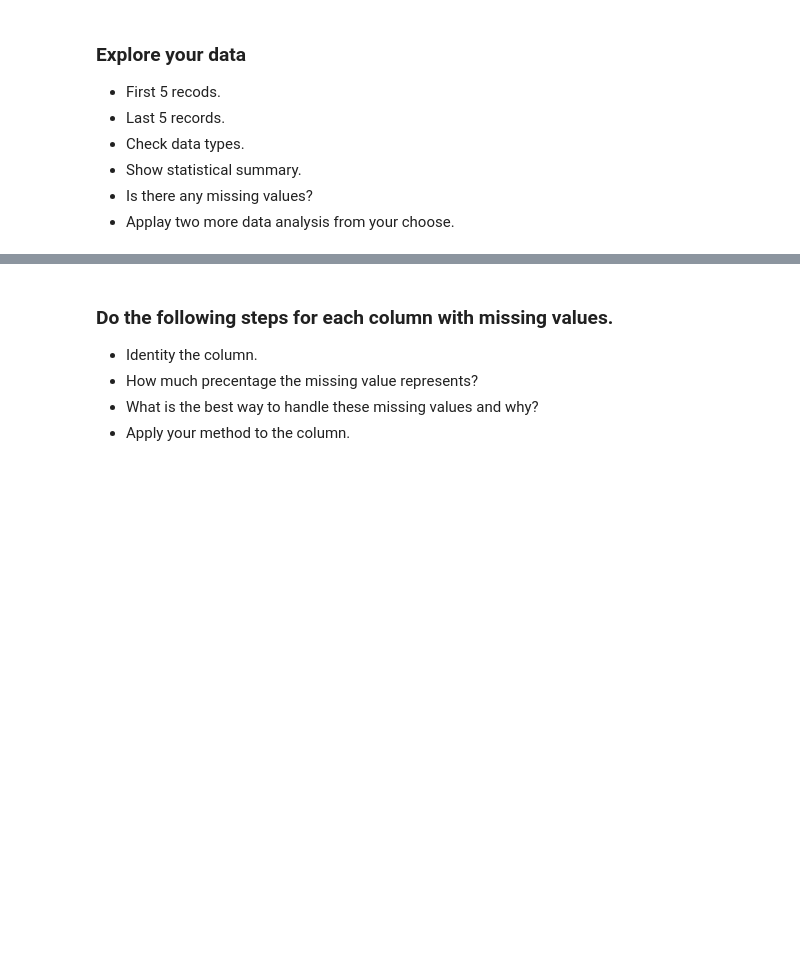
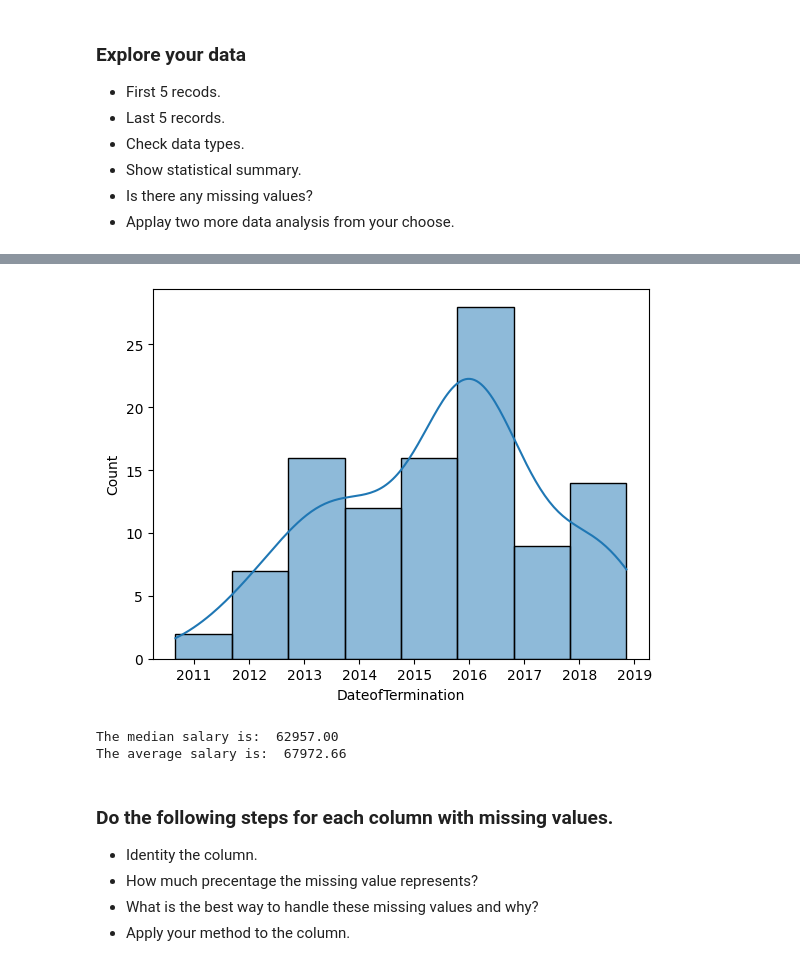
Before and after one commit to Tuwaiq-Data-Science-Bootcamp-V4/Missing-Data-Lab, a Jupyter notebook: Missing_Data_Assignment.ipynb, the cells around one changed output, grey strips where cells are left out. Cells and saved outputs as stored; diff of their text form; code cells hidden in the pictures; blank space fills up the shorter version.

```diff
--- a/Missing_Data_Assignment.ipynb
+++ b/Missing_Data_Assignment.ipynb
@@ -14,3 +151,18 @@
+# %%
+df['DateofTermination'] = pd.to_datetime(df['DateofTermination'], format='%m/%d/%Y')
+sns.histplot(df['DateofTermination'], kde=True)
+plt.show()
+# %% [output]
+[figure, added]
+# %%
+#sns.boxplot(data=df,x=df.Salary,y=df.Department, orient='h');
+box = px.box(df, x='Department', y='Salary', title='Salary distribution for each department')
+box.show()
+print('The median salary is: ', f'{df.Salary.median():.2f}')
+print('The average salary is: ', f'{df.Salary.mean():.2f}')
+# %% [output]
+The median salary is:  62957.00
+The average salary is:  67972.66
 # %% [markdown]
 ### Do the following steps for each column with missing values.
 * Identity the column.
```
Also changed, not shown: parts of 31 cells of this notebook.
